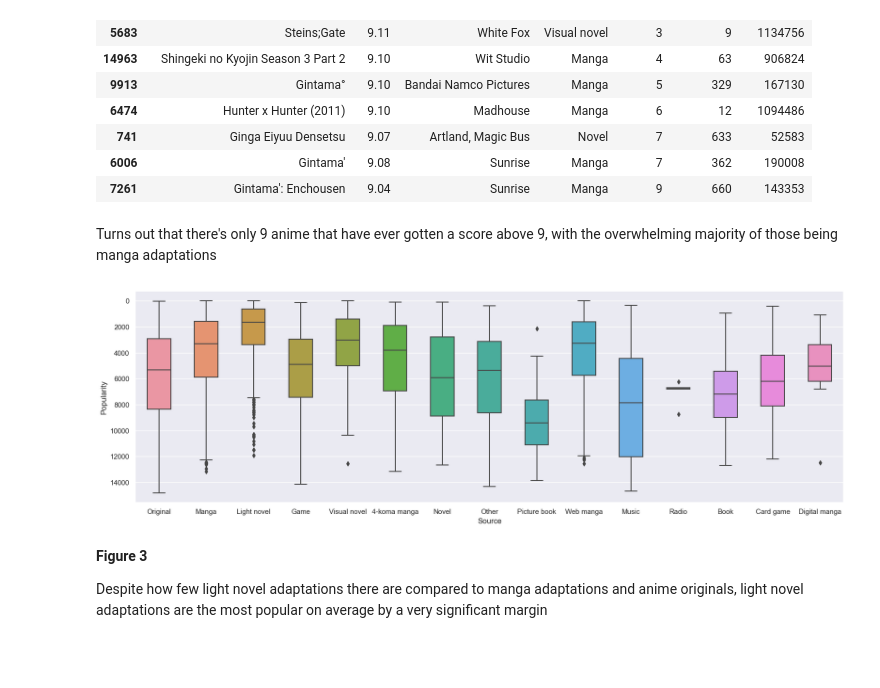
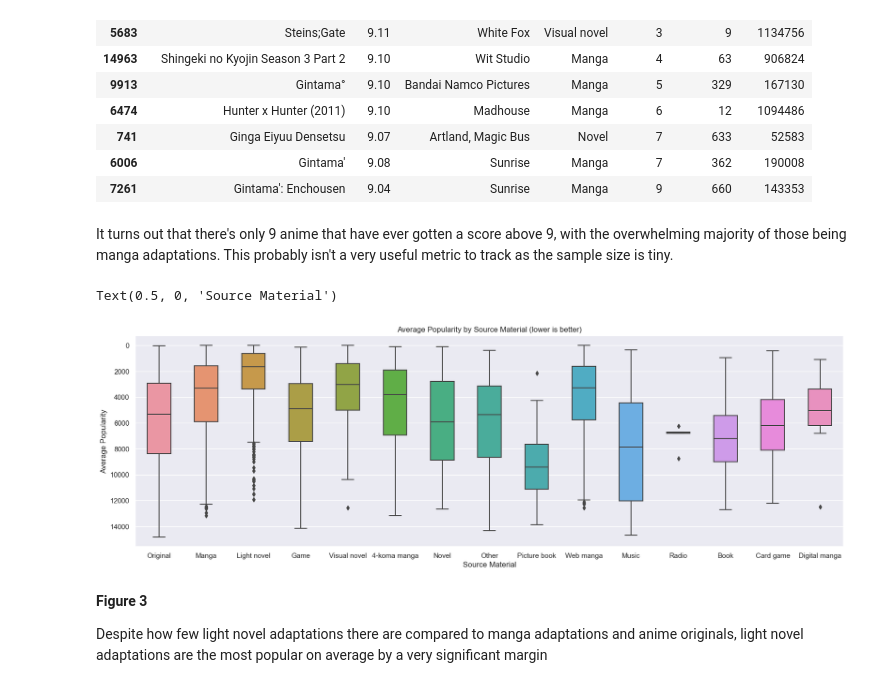
Before and after one commit to ubco-W2022T1-cosc301/project-group12, a Jupyter notebook: notebooks/analysis2.ipynb, the cells around one changed output. Cells and saved outputs as stored; diff of their text form; code cells hidden in the pictures; blank space fills up the shorter version.

```diff
--- a/notebooks/analysis2.ipynb
+++ b/notebooks/analysis2.ipynb
@@ -267,13 +274,17 @@ above9.sort_values('Ranked')
 | 6006 | Gintama' | 9.08 | Sunrise | Manga | 7 | 362 | 190008 |
 | 7261 | Gintama': Enchousen | 9.04 | Sunrise | Manga | 9 | 660 | 143353 |
 # %% [markdown]
-Turns out that there's only 9 anime that have ever gotten a score above 9, with the overwhelming majority of those being manga adaptations
+It turns out that there's only 9 anime that have ever gotten a score above 9, with the overwhelming majority of those being manga adaptations. This probably isn't a very useful metric to track as the sample size is tiny.
 # %%
 popBox = sns.boxplot(data=df, x="Source", y="Popularity", width = 0.5)
+popBox.set(title="Average Popularity by Source Material (lower is better)")
 popBox.invert_yaxis()
+plt.ylabel("Average Popularity")
+plt.xlabel("Source Material")
 # flip the y axis, as the Popularity column is a ranking (eg most popular anime ever has a Popularity of 1)
 # %% [output]
+Text(0.5, 0, 'Source Material')
-[figure, old version]
+[figure, new version]
 # %% [markdown]
 **Figure 3**
 
```
Also changed, not shown: parts of 29 cells of this notebook, 2 other files.
